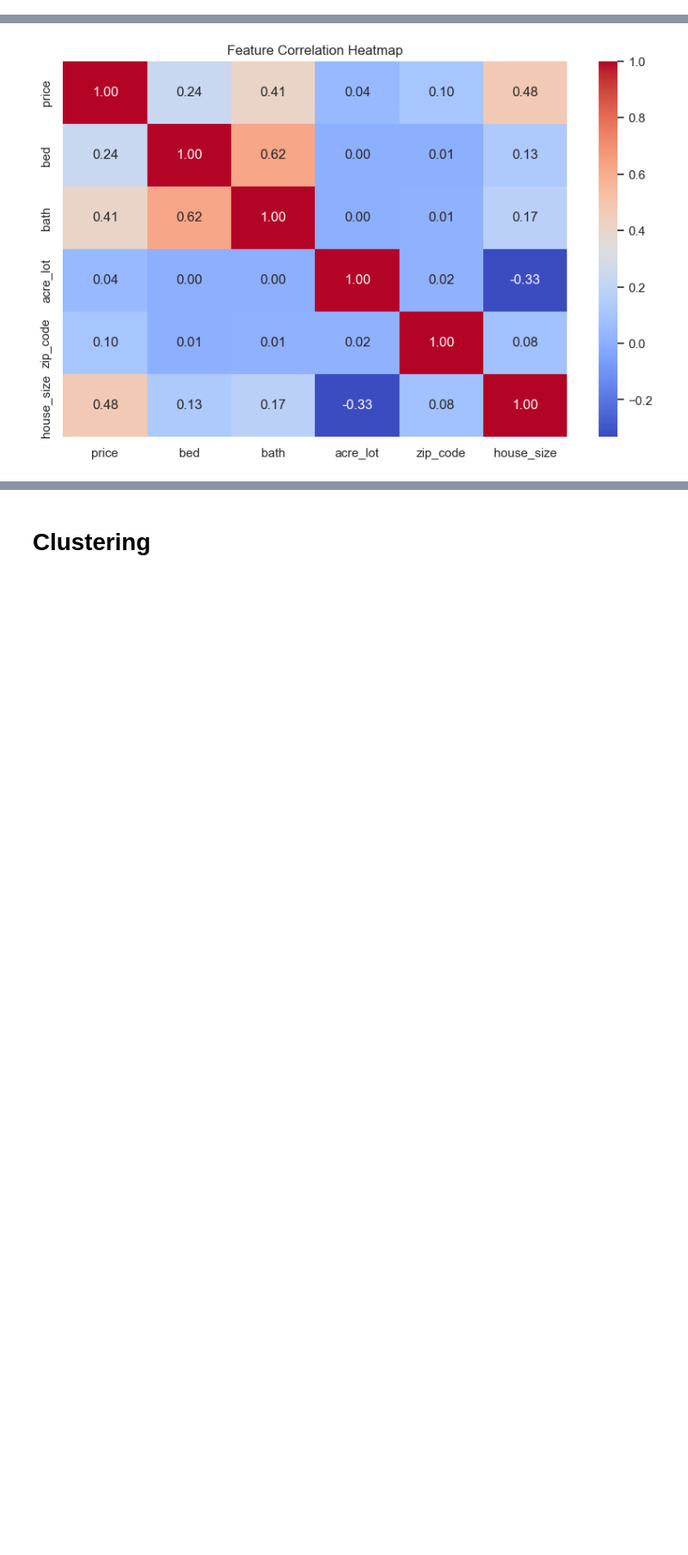
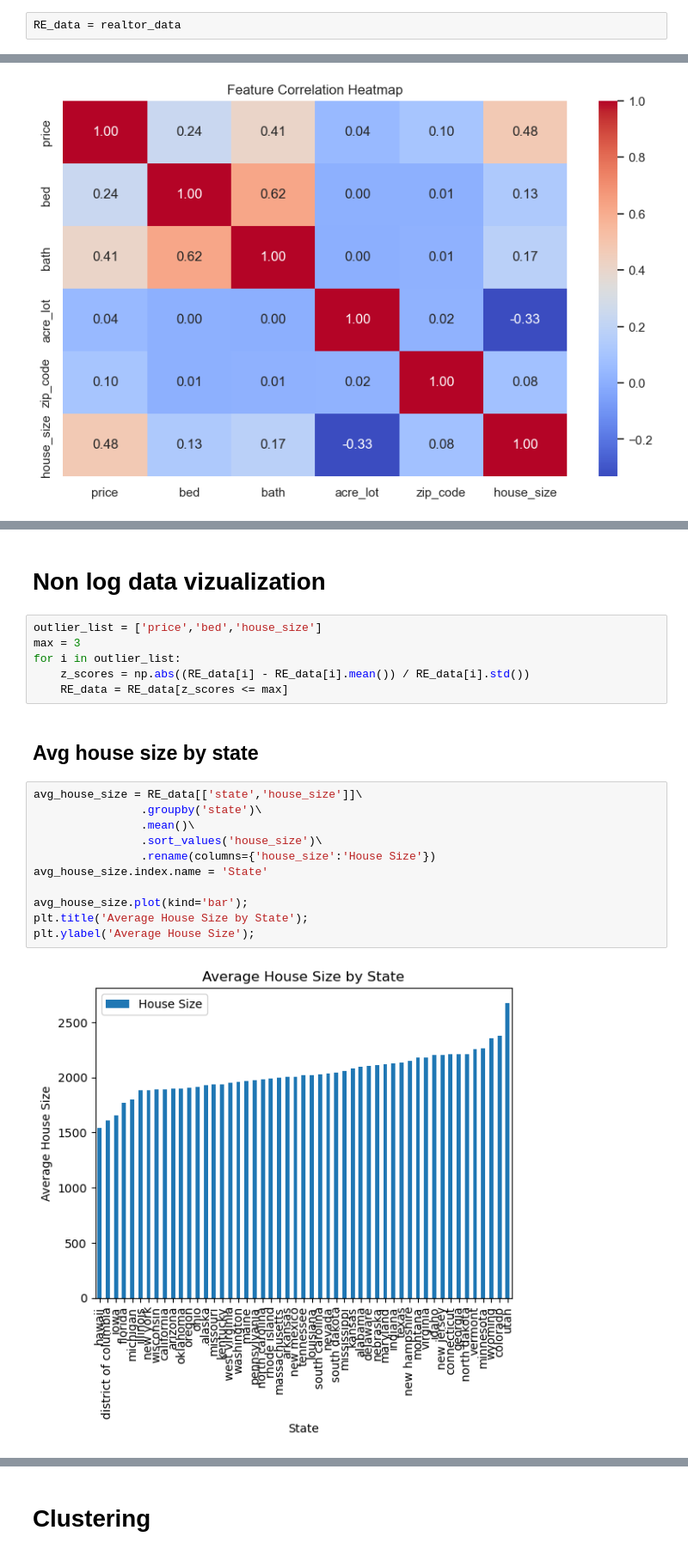
Before and after one commit to SatrunsDream/DSC148-Project, a Jupyter notebook: Case_Study.ipynb, the cells around one changed output, grey strips where cells are left out. Shown at 86% size. Cells and saved outputs as stored; diff of their text form; blank space fills up the shorter version.

Commit message:
graph changes

```diff
--- a/Case_Study.ipynb
+++ b/Case_Study.ipynb
@@ -406,5 +432,7 @@ plt.show()
 # %% [markdown]
 Since the histograms of `price`, `acre_lot`, and `house_size` show extreme right-skewness, we will apply a log transformation to spread out the lower values.
+# %%
+RE_data = realtor_data
 # %%
 # Price
 fig, ax = plt.subplots(figsize=(6, 5))
@@ -514,0 +541,23 @@ plt.show()
+# %% [markdown]
+# Non log data vizualization
+# %%
+outlier_list = ['price','bed','house_size']
+max = 3
+for i in outlier_list:
+    z_scores = np.abs((RE_data[i] - RE_data[i].mean()) / RE_data[i].std())
+    RE_data = RE_data[z_scores <= max]
+# %% [markdown]
+## Avg house size by state
+# %%
+avg_house_size = RE_data[['state','house_size']]\
+                .groupby('state')\
+                .mean()\
+                .sort_values('house_size')\
+                .rename(columns={'house_size':'House Size'})
+avg_house_size.index.name = 'State'
+
+avg_house_size.plot(kind='bar');
+plt.title('Average House Size by State');
+plt.ylabel('Average House Size');
+# %% [output]
+[figure, added]
```
Also changed, not shown: parts of 19 cells of this notebook.
